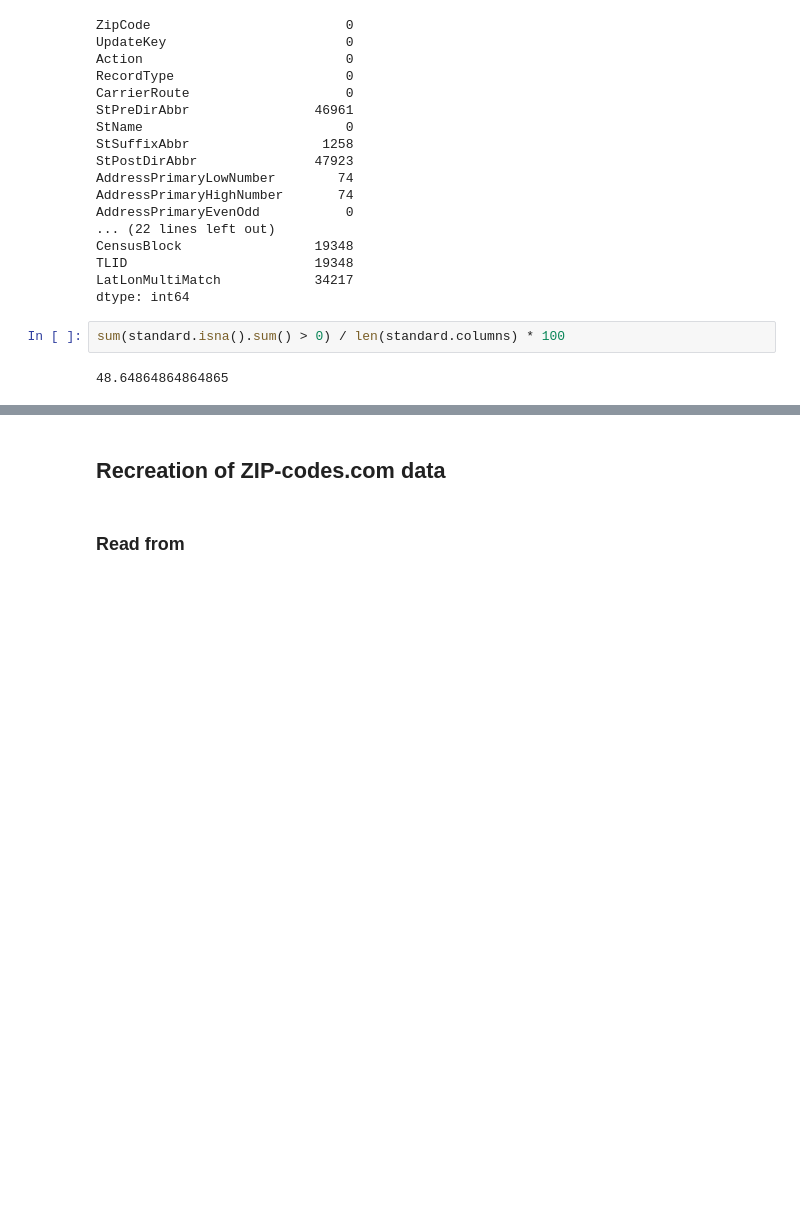
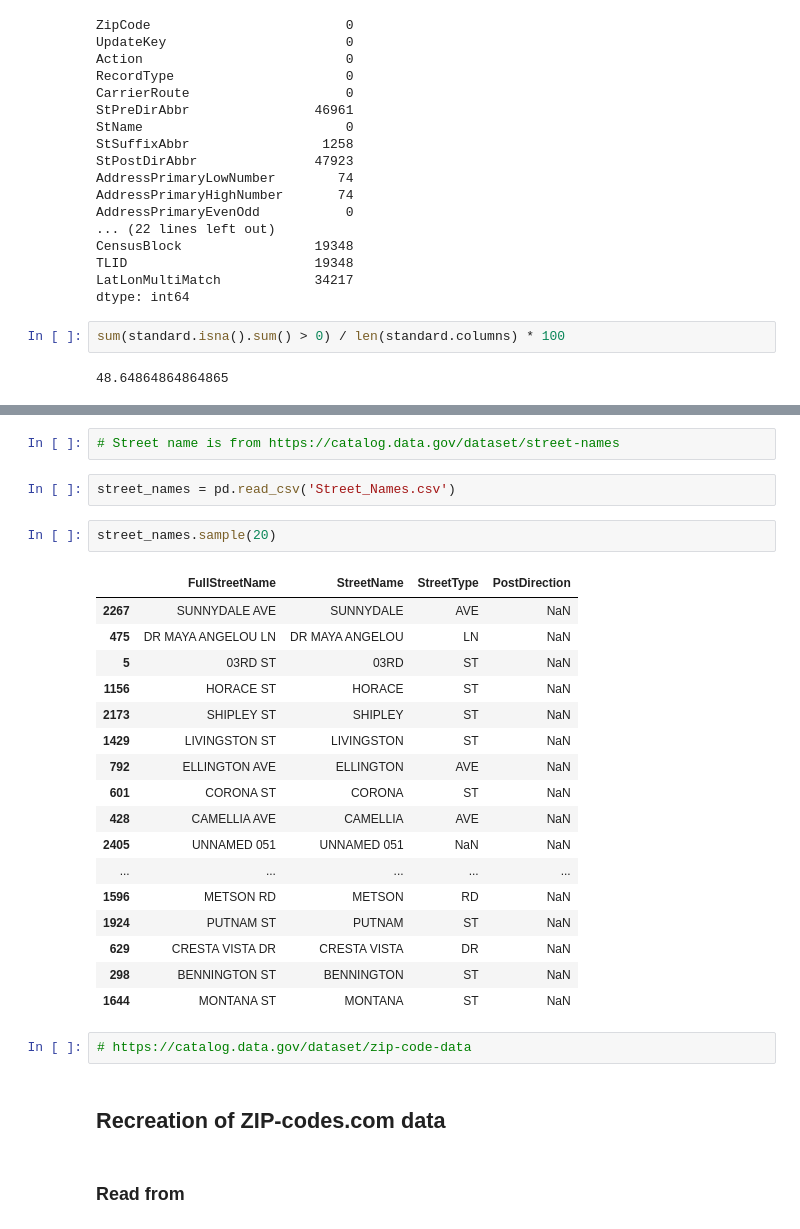
Before and after one commit to minhtriet/zipcodes, a Jupyter notebook: data_exploration.ipynb, the cells around one changed output, grey strips where cells are left out. Drawn from its saved outputs; the diff is of its cells as text; blank space fills up the shorter version.

```diff
--- a/data_exploration.ipynb
+++ b/data_exploration.ipynb
@@ -70,3 +144,29 @@ sum(standard.isna().sum() > 0) / len(standard.columns) * 100
+# %%
+# Street name is from https://catalog.data.gov/dataset/street-names
+# %%
+street_names = pd.read_csv('Street_Names.csv')
+# %%
+street_names.sample(20)
+# %% [output]
+|  | FullStreetName | StreetName | StreetType | PostDirection |
+| 2267 | SUNNYDALE AVE | SUNNYDALE | AVE | NaN |
+| 475 | DR MAYA ANGELOU LN | DR MAYA ANGELOU | LN | NaN |
+| 5 | 03RD ST | 03RD | ST | NaN |
+| 1156 | HORACE ST | HORACE | ST | NaN |
+| 2173 | SHIPLEY ST | SHIPLEY | ST | NaN |
+| 1429 | LIVINGSTON ST | LIVINGSTON | ST | NaN |
+| 792 | ELLINGTON AVE | ELLINGTON | AVE | NaN |
+| 601 | CORONA ST | CORONA | ST | NaN |
+| 428 | CAMELLIA AVE | CAMELLIA | AVE | NaN |
+| 2405 | UNNAMED 051 | UNNAMED 051 | NaN | NaN |
+| ... | ... | ... | ... | ... |
+| 1596 | METSON RD | METSON | RD | NaN |
+| 1924 | PUTNAM ST | PUTNAM | ST | NaN |
+| 629 | CRESTA VISTA DR | CRESTA VISTA | DR | NaN |
+| 298 | BENNINGTON ST | BENNINGTON | ST | NaN |
+| 1644 | MONTANA ST | MONTANA | ST | NaN |
+# %%
+# https://catalog.data.gov/dataset/zip-code-data
 # %% [markdown]
 ## Recreation of ZIP-codes.com data
 # %% [markdown]
```
Also changed, not shown: parts of 6 cells of this notebook.
